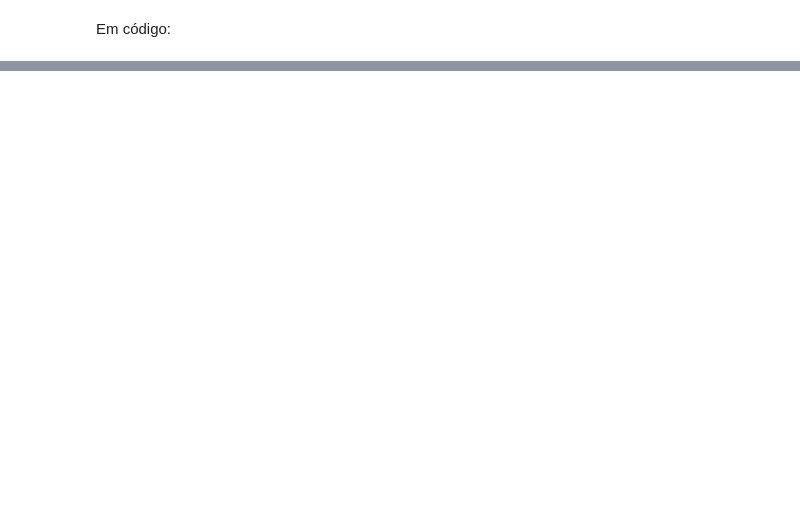
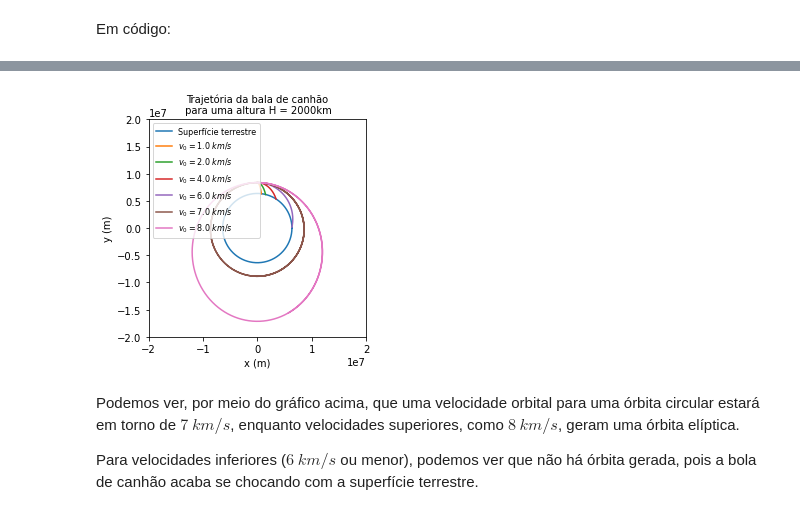
Before and after one commit to moseseusueus/PET.py, a Jupyter notebook: Notebooks/O canhão de Newton.ipynb, the cells around one changed output, grey strips where cells are left out. Cells and saved outputs as stored; diff of their text form; code cells hidden in the pictures; blank space fills up the shorter version.

```diff
--- a/Notebooks/O canhão de Newton.ipynb
+++ b/Notebooks/O canhão de Newton.ipynb
@@ -190,0 +293,19 @@ h = (t2-t1)/N
+# %%
+def trajectory(v):
+    x, y = 0, H + R
+    vx, vy = v, 0.0
+    r = np.array([x, vx, y, vy],float)
+
+    # Definindo listas
+    tempos = np.linspace(t1, t2, N)
+    y_list = []
+    x_list = []
+
+    # Computando o valor
+    for t in tempos:
+        rr = np.sqrt(r[0]*r[0] + r[2]*r[2])
+        if(rr >= R):
+            r = RK4(r,t)
+        x_list.append(r[0])
+        y_list.append(r[2])
+    return x_list, y_list
@@ -190,0 +318,26 @@ h = (t2-t1)/N
+# %%
+
+# Plotando o círculo de raio R
+plt.plot(xR_list, yR_list, label="Superfície terrestre")
+
+vx_list = [1000.0, 2000.0, 4000.0, 6000.0, 7000.0, 8000.0]
+
+for v in vx_list:
+    x_list, y_list = trajectory(v)
+    plt.plot(x_list, y_list, label="$v_0 = $" + str(v/1000) + "$\ km/s$")
+
+# Plotando os gráficos
+plt.title("Trajetória da bala de canhão\n para uma altura H = 2000km", fontsize = 10)
+plt.xlabel("x (m)")
+plt.ylabel("y (m)")
+plt.legend(prop={'size': 8})
+plt.axis('square')
+plt.xlim(-2e7, 2e7)
+plt.ylim(-2e7, 2e7)
+plt.show()
+# %% [output]
+[figure, added]
+# %% [markdown]
+Podemos ver, por meio do gráfico acima, que uma velocidade orbital para uma órbita circular estará em torno de $7\ km/s$, enquanto velocidades superiores, como $8\ km/s$, geram uma órbita elíptica.
+
+Para velocidades inferiores ($6\ km/s$ ou menor), podemos ver que não há órbita gerada, pois a bola de canhão acaba se chocando com a superfície terrestre.
```
Also changed, not shown: parts of 15 cells of this notebook.
